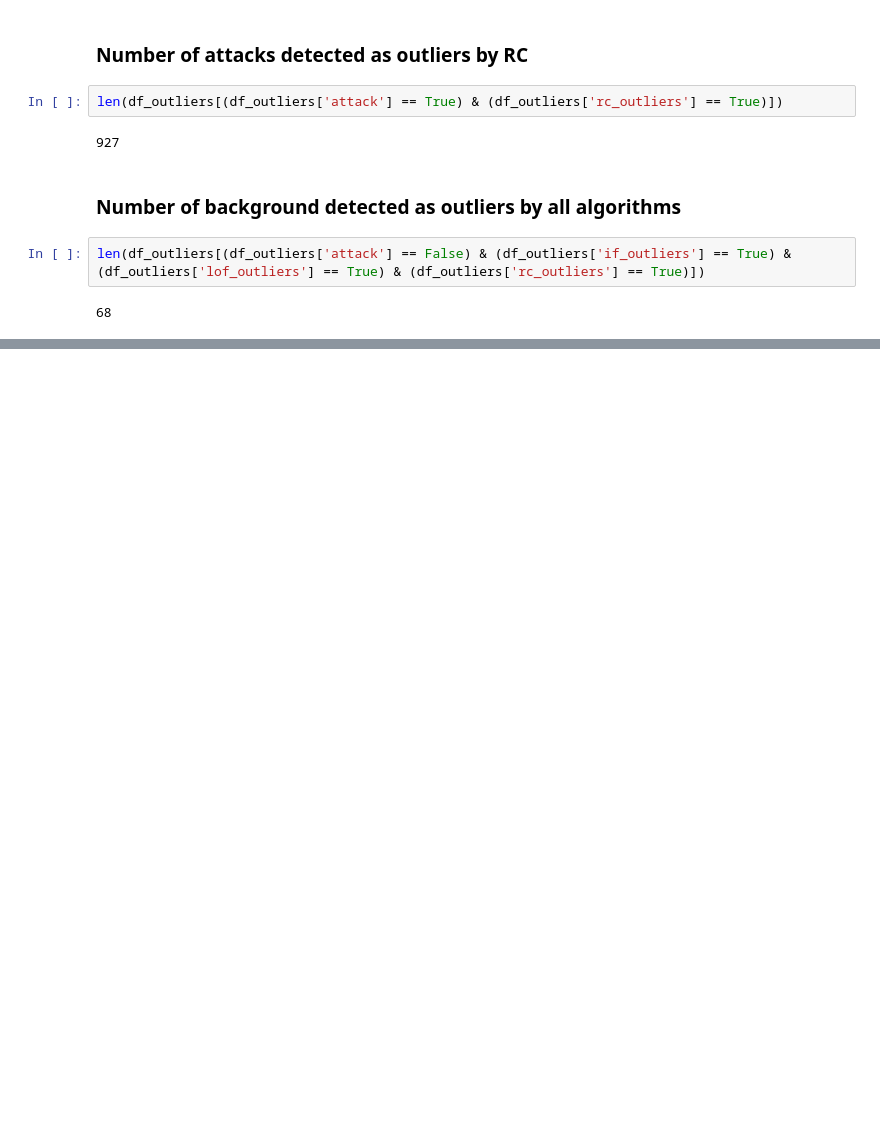
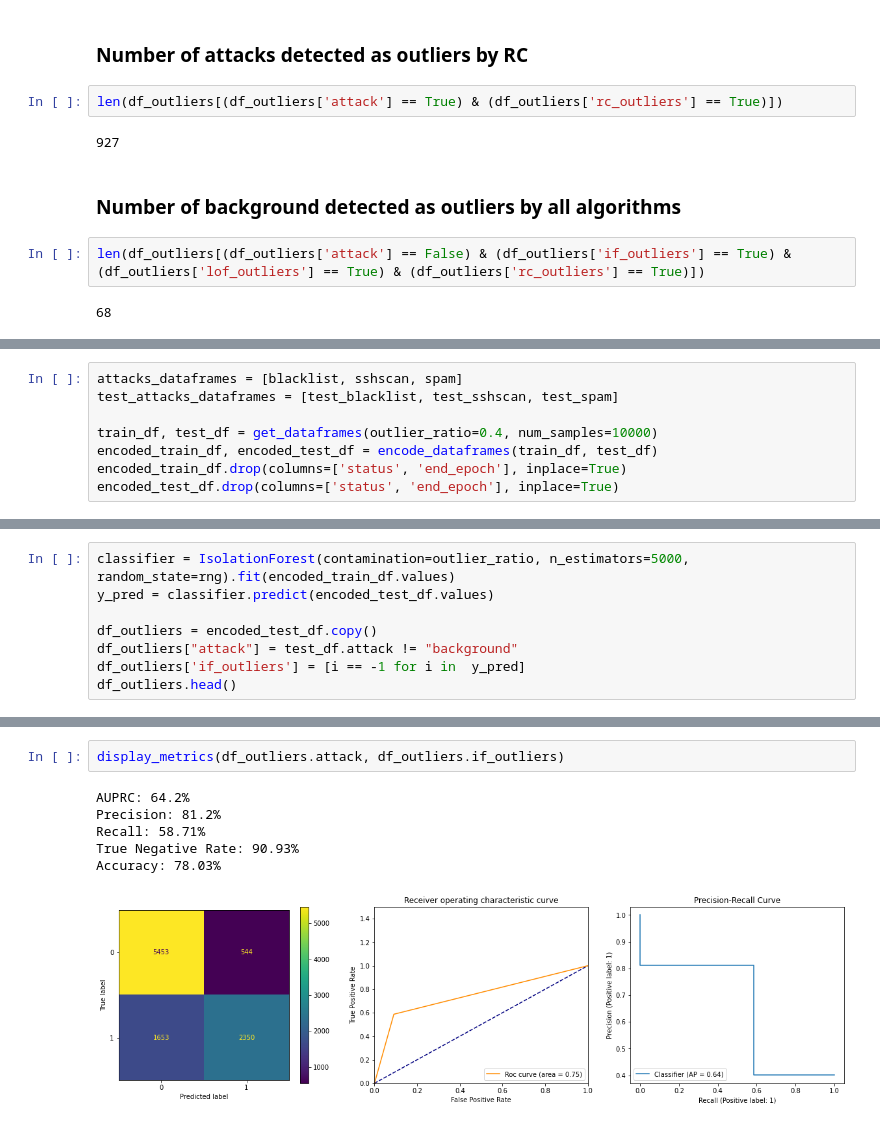
Before and after one commit to Leiyks/MLSECU, a Jupyter notebook: notebook.ipynb, the cells around one changed output, grey strips where cells are left out. Cells and saved outputs as stored; diff of their text form; blank space fills up the shorter version.

```diff
--- a/notebook.ipynb
+++ b/notebook.ipynb
@@ -575,0 +578,8 @@ len(df_outliers[(df_outliers['attack'] == False) & (df_outliers['if_outliers'] =
+# %%
+attacks_dataframes = [blacklist, sshscan, spam]
+test_attacks_dataframes = [test_blacklist, test_sshscan, test_spam]
+
+train_df, test_df = get_dataframes(outlier_ratio=0.4, num_samples=10000)
+encoded_train_df, encoded_test_df = encode_dataframes(train_df, test_df)
+encoded_train_df.drop(columns=['status', 'end_epoch'], inplace=True)
+encoded_test_df.drop(columns=['status', 'end_epoch'], inplace=True)
@@ -575,0 +588,8 @@ len(df_outliers[(df_outliers['attack'] == False) & (df_outliers['if_outliers'] =
+# %%
+classifier = IsolationForest(contamination=outlier_ratio, n_estimators=5000, random_state=rng).fit(encoded_train_df.values)
+y_pred = classifier.predict(encoded_test_df.values)
+
+df_outliers = encoded_test_df.copy()
+df_outliers["attack"] = test_df.attack != "background"
+df_outliers['if_outliers'] = [i == -1 for i in  y_pred]
+df_outliers.head()
@@ -575,0 +604,9 @@ len(df_outliers[(df_outliers['attack'] == False) & (df_outliers['if_outliers'] =
+# %%
+display_metrics(df_outliers.attack, df_outliers.if_outliers)
+# %% [output]
+AUPRC: 64.2%
+Precision: 81.2%
+Recall: 58.71%
+True Negative Rate: 90.93%
+Accuracy: 78.03%
+[figure, added]
```
Also changed, not shown: parts of 9 cells of this notebook.
